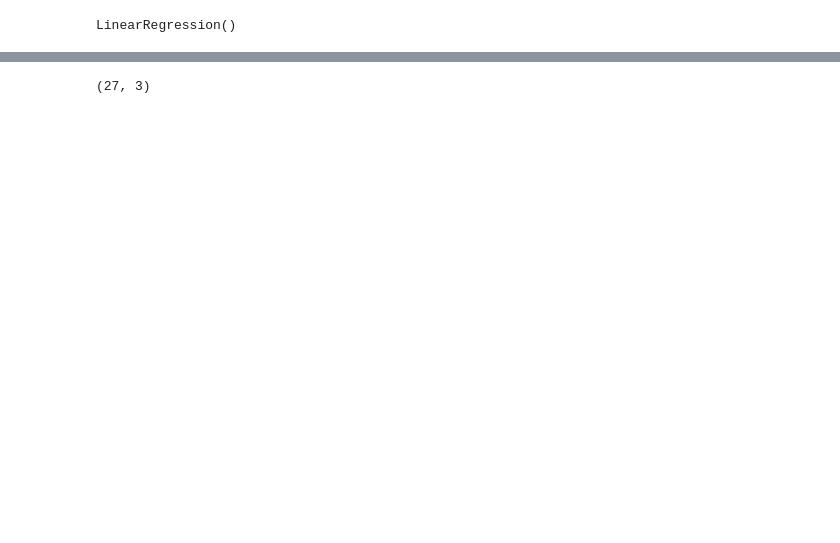
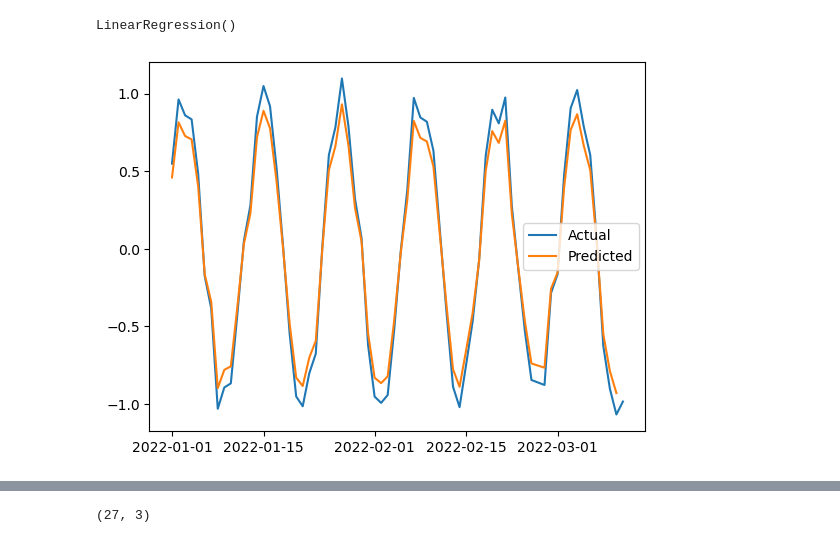
Before and after one commit to dtrad/chatGPTcodes, a Jupyter notebook: timeseries.ipynb, the cells around one changed output, grey strips where cells are left out. Drawn from its saved outputs; the diff is of its cells as text; code cells hidden in the pictures; blank space fills up the shorter version.

```diff
--- a/timeseries.ipynb
+++ b/timeseries.ipynb
@@ -51,6 +51,17 @@ fix(y_train)
 model.fit(X_train, y_train)
 # %% [output]
 LinearRegression()
+# %%
+# use the trained model to make predictions on the test data
+y_trainp = model.predict(X_train)
+
+# plot the actual and predicted values
+plt.plot(train_data['Date'], y_train, label='Actual')
+plt.plot(train_data['Date'][:-1], y_trainp[1:], label='Predicted')
+plt.legend()
+plt.show()
+# %% [output]
+[figure, added]
 # %%
 # use the trained model to make predictions on the test data
 y_pred = model.predict(X_test)
```
Also changed, not shown: parts of 7 cells of this notebook.
